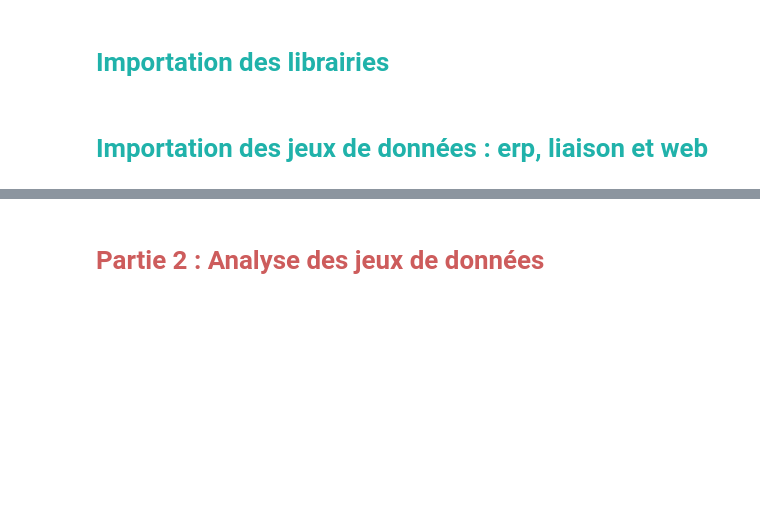
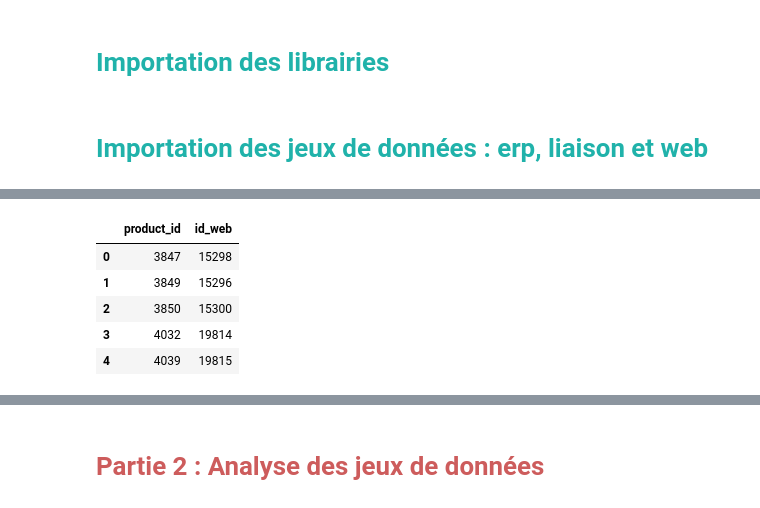
Before and after one commit to Randasabag/Optimisez-la-gestion-des-donn-es-d-une-boutique-avec-R-ou-Python, a Jupyter notebook: P5_alsabbagh_Optimisation_donnees_boutique.ipynb, the cells around one changed output, grey strips where cells are left out. Drawn from its saved outputs; the diff is of its cells as text; code cells hidden in the pictures; blank space fills up the shorter version.

```diff
--- a/P5_alsabbagh_Optimisation_donnees_boutique.ipynb
+++ b/P5_alsabbagh_Optimisation_donnees_boutique.ipynb
@@ -98,4 +119,11 @@ df_erp.head()
 # %%
-df_liaison=pd.read_excel('../input/liaison-datas/liaison.xlsx')
+df_liaison=pd.read_excel(io.BytesIO(uploaded['liaison.xlsx']))
 df_liaison.head()
+# %% [output]
+|  | product_id | id_web |
+| 0 | 3847 | 15298 |
+| 1 | 3849 | 15296 |
+| 2 | 3850 | 15300 |
+| 3 | 4032 | 19814 |
+| 4 | 4039 | 19815 |
 # %%
```
Also changed, not shown: parts of 35 cells of this notebook.
